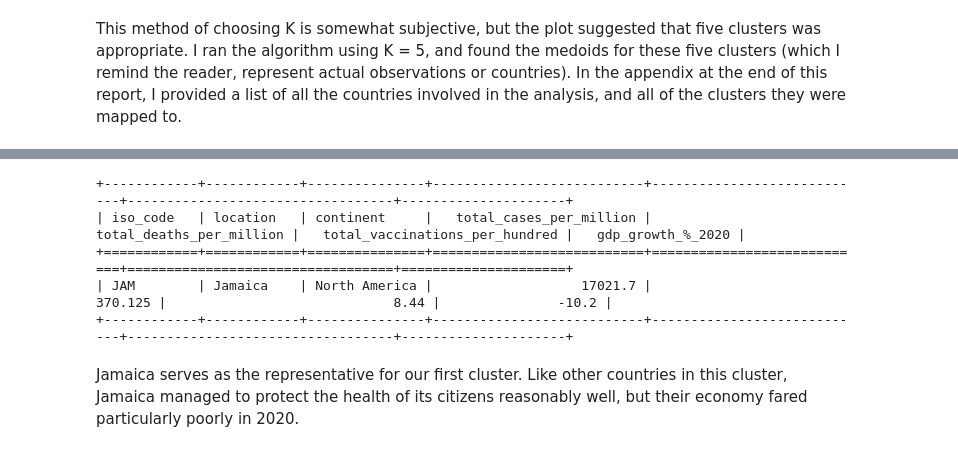
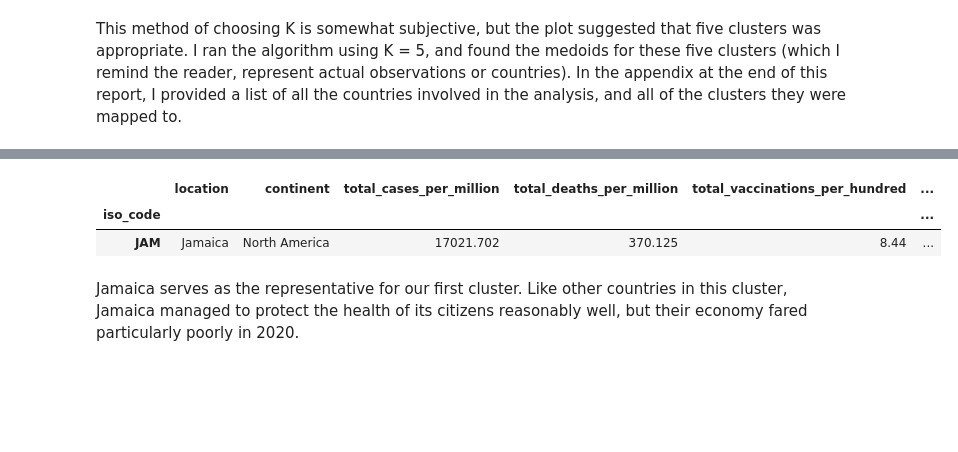
Before and after one commit to Nathan-Hebert/COVID-19-Countries-Clustering-Project, a Jupyter notebook: COVIDAnalysis.ipynb, the cells around one changed output, grey strips where cells are left out. Saved outputs shown, nothing was run; the diff lists cells and outputs as text; code cells hidden in the pictures; blank space fills up the shorter version.

```diff
--- a/COVIDAnalysis.ipynb
+++ b/COVIDAnalysis.ipynb
@@ -152,12 +135,10 @@ print(pd.DataFrame(k_medoids.cluster_centers_, columns = dataset.loc[:, "total_c
 # %%
 # grab data for representative of first cluster
-print(dataset.loc[scaled_data[:,0] == k_medoids.cluster_centers_[0,0],:].to_markdown(tablefmt = "grid"))
+display(dataset.loc[scaled_data[:,0] == k_medoids.cluster_centers_[0,0],:])
 # %% [output]
-+------------+------------+---------------+---------------------------+----------------------------+----------------------------------+---------------------+
-| iso_code   | location   | continent     |   total_cases_per_million |   total_deaths_per_million |   total_vaccinations_per_hundred |   gdp_growth_%_2020 |
-+============+============+===============+===========================+============================+==================================+=====================+
-| JAM        | Jamaica    | North America |                   17021.7 |                    370.125 |                             8.44 |               -10.2 |
-+------------+------------+---------------+---------------------------+----------------------------+----------------------------------+---------------------+
+|  | location | continent | total_cases_per_million | total_deaths_per_million | total_vaccinations_per_hundred | ... |
+| iso_code |  |  |  |  |  | ... |
+| JAM | Jamaica | North America | 17021.702 | 370.125 | 8.44 | ... |
 # %% [markdown]
 Jamaica serves as the representative for our first cluster. Like other countries in this cluster, Jamaica managed to protect the health of its citizens reasonably well, but their economy fared particularly poorly in 2020.
 # %%
```
Also changed, not shown: parts of 9 cells of this notebook.
